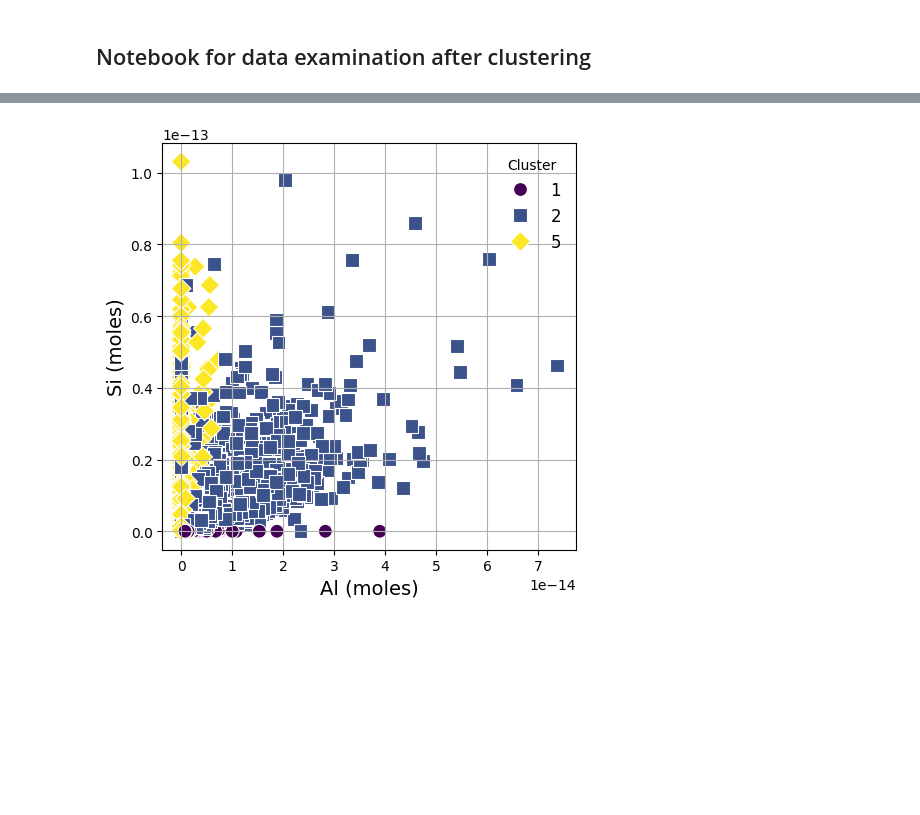
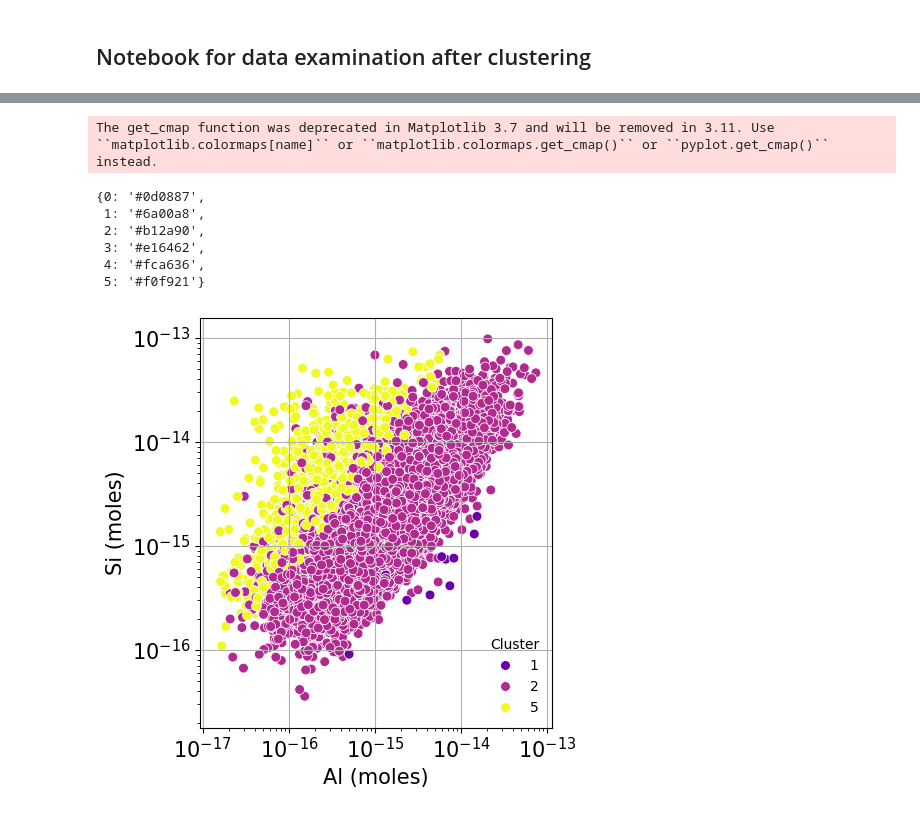
Before and after one commit to MTharaud/nanoArchive, a Jupyter notebook: 4 - data_exam.ipynb, the cells around one changed output, grey strips where cells are left out. Drawn from its saved outputs; the diff is of its cells as text; code cells hidden in the pictures; blank space fills up the shorter version.

```diff
--- a/4 - data_exam.ipynb
+++ b/4 - data_exam.ipynb
@@ -229 +282,16 @@ The get_cmap function was deprecated in Matplotlib 3.7 and will be removed in 3.
+# %%
+import matplotlib.pyplot as plt
+import matplotlib.colors as mcolors
+import plotly.express as px
+import plotly.graph_objects as go
+
+# Generate the Matplotlib colormap
+num_clusters = 6
+cmap = plt.cm.get_cmap('plasma', num_clusters)
+
+# Build a color map dict for Plotly
+cluster_labels = [f"Cluster {i}" for i in range(num_clusters)]
+colormap = {label: mcolors.to_hex(cmap(i)) for i, label in enumerate(cluster_labels)}
+# %% [output]
+The get_cmap function was deprecated in Matplotlib 3.7 and will be removed in 3.11. Use ``matplotlib.colormaps[name]`` or ``matplotlib.colormaps.get_cmap()`` or ``pyplot.get_cmap()`` instead.
 # %%
@@ -316,27 +380,40 @@ data_tern['Sum'] = pd.to_numeric(data_tern['Sum'], errors='coerce')
 
 # plot ternary plot of the NP data
 ternary_plot(data_tern, 'La', 'Ce', 'Ca', 'Agglomerative Cluster')
+# %%
+# Remove 'Cluster' in the keys of colormap dict with a number only as an integer
+colormap_no_prefix = {int(key.split()[-1]): value for key, value in colormap.items()}
+# Preview the modified colormap
+colormap_no_prefix
+# %% [output]
+{0: '#0d0887',
+ 1: '#6a00a8',
+ 2: '#b12a90',
+ 3: '#e16462',
+ 4: '#fca636',
+ 5: '#f0f921'}
 # %%
 # plot Al vs Si scatter plot for clusters 1,2,6 using the moles
 plt.figure(figsize=(5, 5))
 sns.scatterplot(
     data=merged_df[merged_df['Agglomerative Cluster'].isin(cluster_number)],
     x='Al moles', y='Si moles',
-    hue='Agglomerative Cluster', style='Agglomerative Cluster',
-    palette='viridis', markers=['o', 's', 'D'], s=100
+    hue='Agglomerative Cluster',
+    palette=colormap_no_prefix, markers=['o', 's', 'D'], s=50
 )
-#plt.xscale('log')
-#plt.yscale('log')
-plt.xlabel('Al (moles)', fontsize=14)
-plt.ylabel('Si (moles)', fontsize=14)
-plt.legend(title='Cluster', fontsize=12, frameon=False)
+plt.xscale('log')
+plt.yscale('log')
+plt.xlabel('Al (moles)', fontsize=fontsize)
+plt.ylabel('Si (moles)', fontsize=fontsize)
+plt.legend(title='Cluster', fontsize=10, frameon=False)
 plt.grid(True)
+
+plt.tick_params(axis='both', labelcolor='black', labelsize=fontsize)
 plt.tight_layout()
-
-#plt.savefig("Figures/Al_Si_scatter.png", dpi=300, bbox_inches='tight')
+plt.savefig("Figures/Al_Si_scatter.png", dpi=300, bbox_inches='tight')
 plt.show()
 # %% [output]
-[figure, old version]
+[figure, new version]
 # %%
 # plot Al vs Fe scatter plot for clusters 1,2,6 using the moles
 plt.figure(figsize=(5, 5))
```
Also changed, not shown: parts of 18 cells of this notebook, 43 other files.
